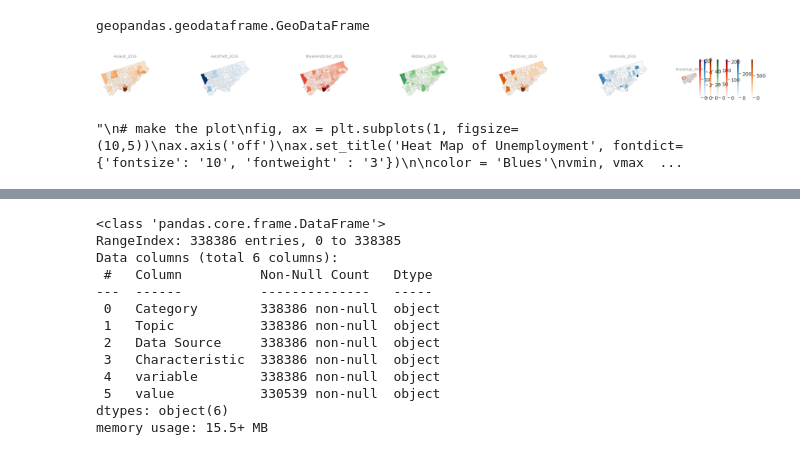
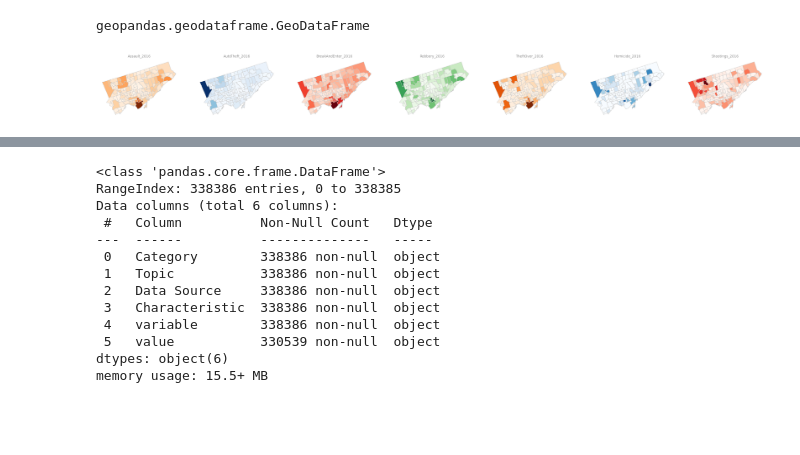
Before and after one commit to BigDru/3250_datascience_project, a Jupyter notebook: Team Project - Group 4.ipynb, the cells around one changed output, grey strips where cells are left out. Cells and saved outputs as stored; diff of their text form; code cells hidden in the pictures; blank space fills up the shorter version.

```diff
--- a/Team Project - Group 4.ipynb
+++ b/Team Project - Group 4.ipynb
@@ -121,8 +121,11 @@ crimes_of_interest_column_names = ["Assault_2016", "AutoTheft_2016", "BreakAndEn
 #colors = plt.cm.Sequential
 colors = ["Oranges", "Blues", "Reds", "Greens"]
 
+fig_width = 5
+fig_height = 5
+
 # make the plots
-fig, axs = plt.subplots(ncols=len(crimes_of_interest_column_names), figsize=(5 * len(crimes_of_interest_column_names),2))
+fig, axs = plt.subplots(ncols=len(crimes_of_interest_column_names), figsize=(fig_width * len(crimes_of_interest_column_names), fig_height))
 # common settings for all plots:
 for ax in axs:
     ax.axis('off')
@@ -132,40 +135,39 @@ for i in range(0, len(crimes_of_interest_column_names)):
     crime_column = crimes_of_interest_column_names[i]
     #todo: fix title crime name
     axs[i].set_title(f"{crime_column}", fontdict={'fontsize': '10', 'fontweight' : '3'})
 
     color = colors[i % len(colors)]
     vmin, vmax = 0, merged[crime_column].max()
     scalar_mappable = mpltlib.cm.ScalarMappable(norm=plt.Normalize(vmin=vmin, vmax=vmax), cmap=color)
-    #scalar_mappable._A = []
-    cbar = fig.colorbar(scalar_mappable)
-    cbar.ax.tick_params(labelsize=14)
 
-    merged.plot(crime_column, cmap=color, linewidth=0.8, ax=axs[i], edgecolor='0.8', figsize=(5,2))
+    #cbar = fig.colorbar(scalar_mappable)
+    #cbar.ax.tick_params(labelsize=14)
+
+    merged.plot(crime_column, cmap=color, linewidth=0.8, ax=axs[i], edgecolor='0.8', figsize=(fig_width, fig_height))
 
 
 plt.show()
 
 #####################
-'''
+discard = '''
 # make the plot
 fig, ax = plt.subplots(1, figsize=(10,5))
 ax.axis('off')
 ax.set_title('Heat Map of Unemployment', fontdict={'fontsize': '10', 'fontweight' : '3'})
 
 color = 'Blues'
 vmin, vmax = 0, 231
 sm = plt.cm.ScalarMappable(cmap=color, norm=plt.Normalize(vmin=vmin, vmax=vmax))
 sm._A = []
 cbar = fig.colorbar(sm)
 cbar.ax.tick_params(labelsize=20)
 
 merged.plot('Assault_2016', cmap=color, linewidth=0.8, ax=ax, edgecolor='0.8', figsize=(10,5))
 
 plt.show()
 '''
 # %% [output]
-[figure, old version]
+[figure, new version]
-"\n# make the plot\nfig, ax = plt.subplots(1, figsize=(10,5))\nax.axis('off')\nax.set_title('Heat Map of Unemployment', fontdict={'fontsize': '10', 'fontweight' : '3'})\n\ncolor = 'Blues'\nvmin, vmax  ...
 # %%
 profiles[['Category','Topic', 'Data Source', 'Characteristic', 'Casa Loma']]
 # %% [output]
```
